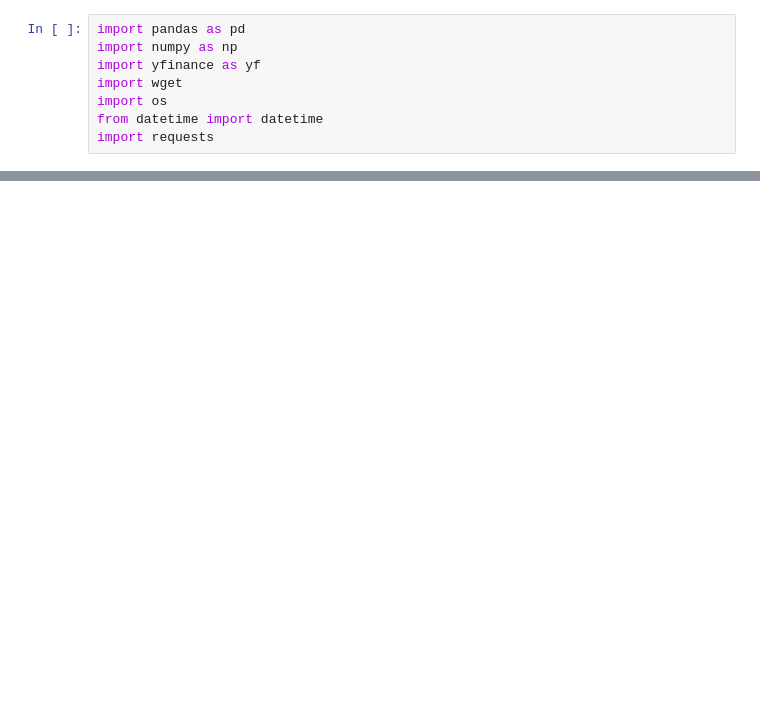
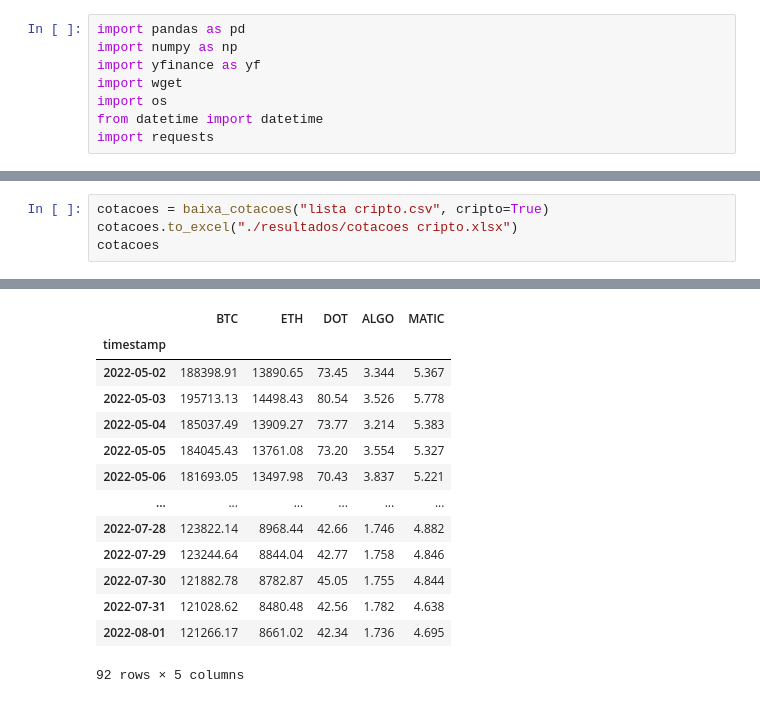
Before and after one commit to lambdavar/hub-do-investidor, a Jupyter notebook: baixa cotacoes.ipynb, the cells around one changed output, grey strips where cells are left out. Saved outputs shown, nothing was run; the diff lists cells and outputs as text; blank space fills up the shorter version.

```diff
--- a/baixa cotacoes.ipynb
+++ b/baixa cotacoes.ipynb
@@ -154,0 +197,5 @@ LIT 2022-05-01 00:00:00 2022-08-01 00:00:00
+# %%
+cotacoes = baixa_cotacoes("lista cripto.csv", cripto=True)
+cotacoes.to_excel("./resultados/cotacoes cripto.xlsx")
+cotacoes
+# %% [output]
@@ -154,0 +207,14 @@ LIT 2022-05-01 00:00:00 2022-08-01 00:00:00
+|  | BTC | ETH | DOT | ALGO | MATIC |
+| timestamp |  |  |  |  |  |
+| 2022-05-02 | 188398.91 | 13890.65 | 73.45 | 3.344 | 5.367 |
+| 2022-05-03 | 195713.13 | 14498.43 | 80.54 | 3.526 | 5.778 |
+| 2022-05-04 | 185037.49 | 13909.27 | 73.77 | 3.214 | 5.383 |
+| 2022-05-05 | 184045.43 | 13761.08 | 73.20 | 3.554 | 5.327 |
+| 2022-05-06 | 181693.05 | 13497.98 | 70.43 | 3.837 | 5.221 |
+| ... | ... | ... | ... | ... | ... |
+| 2022-07-28 | 123822.14 | 8968.44 | 42.66 | 1.746 | 4.882 |
+| 2022-07-29 | 123244.64 | 8844.04 | 42.77 | 1.758 | 4.846 |
+| 2022-07-30 | 121882.78 | 8782.87 | 45.05 | 1.755 | 4.844 |
+| 2022-07-31 | 121028.62 | 8480.48 | 42.56 | 1.782 | 4.638 |
+| 2022-08-01 | 121266.17 | 8661.02 | 42.34 | 1.736 | 4.695 |
+92 rows × 5 columns
```
Also changed, not shown: parts of 10 cells of this notebook, 11 other files.
